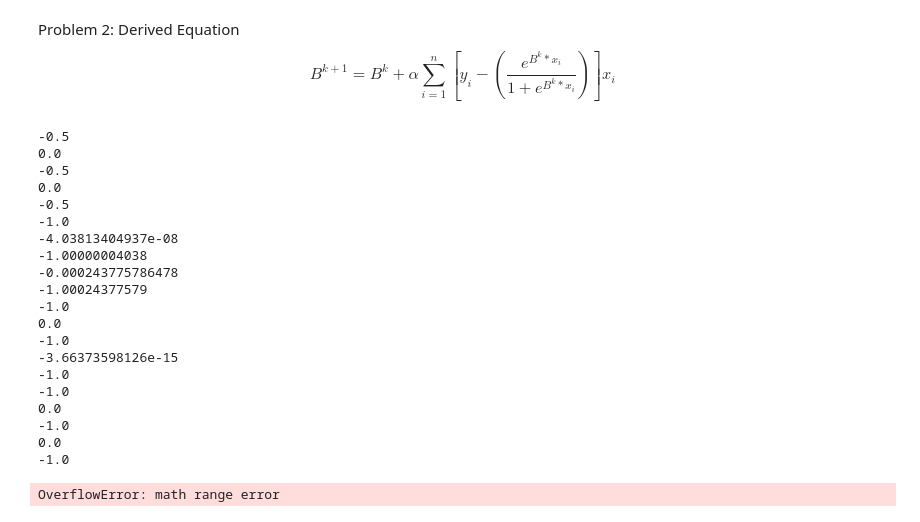
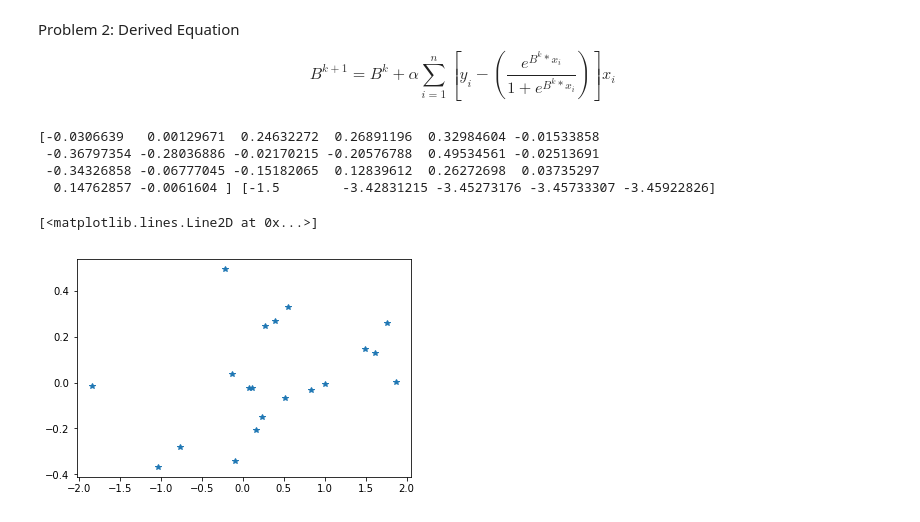
Before and after one commit to mhipona/cmsc320-mhipona, a Jupyter notebook: project3/project3.ipynb, the cells around one changed output. Drawn from its saved outputs; the diff is of its cells as text; code cells hidden in the pictures.

```diff
--- a/project3/project3.ipynb
+++ b/project3/project3.ipynb
@@ -230,14 +230,13 @@ def grad_descent(X, Y, alpha, K, N):
         for i in range(N):
             loss[k] += compute_loss(X[i], Y[i], theta)
             gradient += loss[k] * X[i]
-            print(loss[k])
 
         #update theta by taking a step in direction of gradient
         theta = theta - alpha * gradient
-
+        theta = theta/np.linalg.norm(theta)
     return theta, loss
 def compute_loss(x, y, theta):
-    return y - (m.exp(np.dot(theta, x))/(1+m.exp(np.dot(theta, x))))
+    return y - (m.exp(np.dot(theta, x)))/(1+m.exp(np.dot(theta, x)))
 # %%
 #Problem 4
 #simulate data for linear regression
@@ -250,27 +249,12 @@ log_gen_data_y = [0 if i>0 else 1 for i in dump_y]
 # %%
 #a really bad estimator
 #returns random vector as estimated parameters
 (theta, loss) = grad_descent(log_gen_data_x, log_gen_data_y, 5, 5, len(log_gen_data_y))
-plt.plot(theta, loss, '*')
+plt.plot(log_gen_data_x[0], theta, '*')
 # %% [output]
--0.5
-0.0
--0.5
-0.0
--0.5
--1.0
--4.03813404937e-08
--1.00000004038
--0.000243775786478
--1.00024377579
--1.0
-0.0
--1.0
--3.66373598126e-15
--1.0
--1.0
-0.0
--1.0
-0.0
--1.0
+[-0.0306639   0.00129671  0.24632272  0.26891196  0.32984604 -0.01533858
+ -0.36797354 -0.28036886 -0.02170215 -0.20576788  0.49534561 -0.02513691
+ -0.34326858 -0.06777045 -0.15182065  0.12839612  0.26272698  0.03735297
+  0.14762857 -0.0061604 ] [-1.5        -3.42831215 -3.45273176 -3.45733307 -3.45922826]
-OverflowError: math range error
+[<matplotlib.lines.Line2D at 0x...>]
+[figure, added]
```
Also changed, not shown: parts of 8 cells of this notebook.
